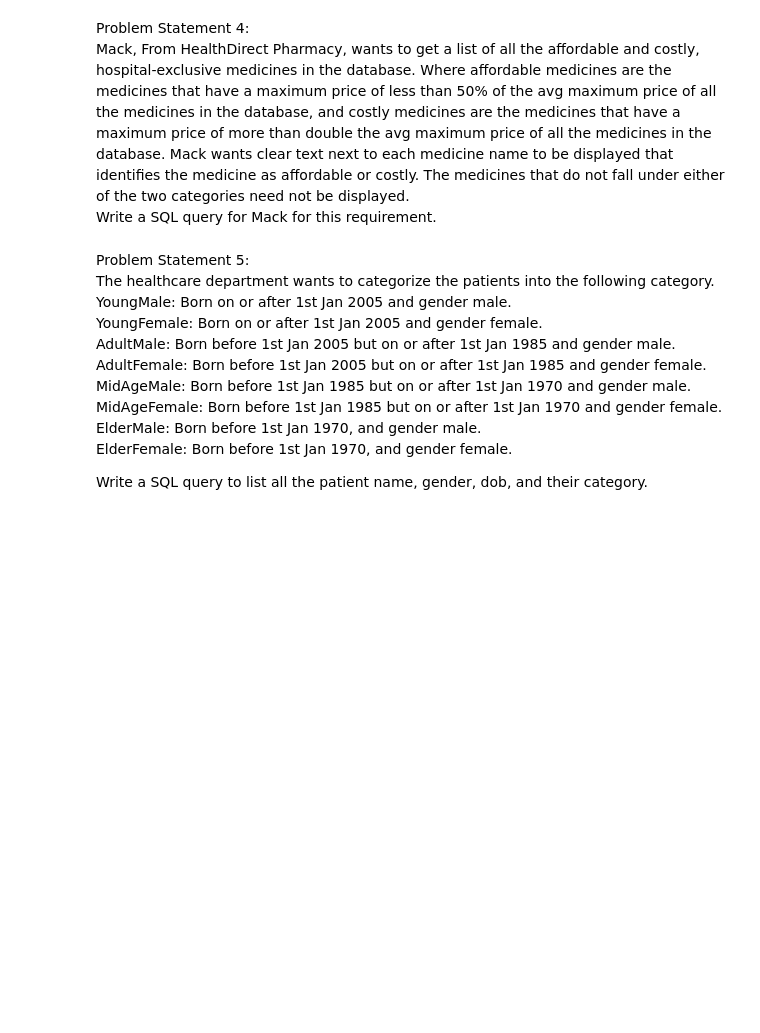
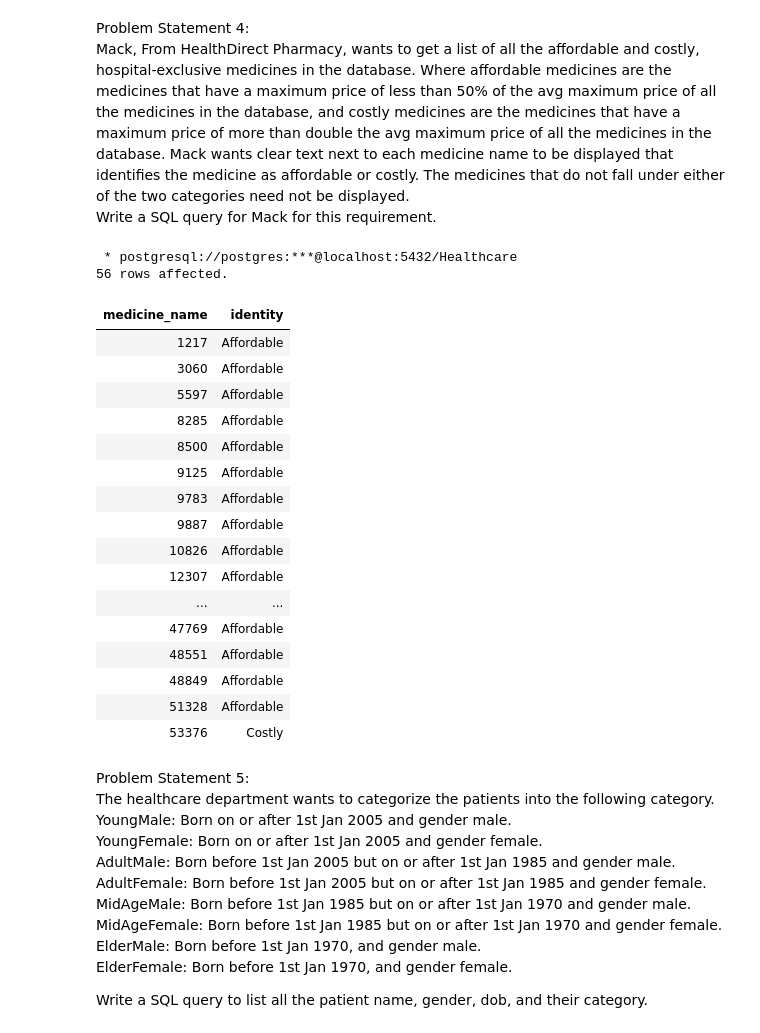
Before and after one commit to msb73/FS, a Jupyter notebook: Project Healthcare4 SQL CASE expression.ipynb, the cells around one changed output. Cells and saved outputs as stored; diff of their text form; code cells hidden in the pictures; blank space fills up the shorter version.

```diff
--- a/Project Healthcare4 SQL CASE expression.ipynb
+++ b/Project Healthcare4 SQL CASE expression.ipynb
@@ -42,6 +169,51 @@ Hint: Inventory is reflected in the Keep table.
 Problem Statement 4: <br>
 Mack, From HealthDirect Pharmacy, wants to get a list of all the affordable and costly, hospital-exclusive medicines in the database. Where affordable medicines are the medicines that have a maximum price of less than 50% of the avg maximum price of all the medicines in the database, and costly medicines are the medicines that have a maximum price of more than double the avg maximum price of all the medicines in the database.  Mack wants clear text next to each medicine name to be displayed that identifies the medicine as affordable or costly. The medicines that do not fall under either of the two categories need not be displayed.<br>
 Write a SQL query for Mack for this requirement.<br>
+# %%
+ %%sql
+ -- 2301
+--  pharmacy > HealthDirect
+--  affordable >  maxprice less than 50% of avg maxprice
+--  costly  >  maxprice >= (2 * age maxprice)
+
+-- THIS QUERY IS IMPORTANT
+-- select avg(maxprice) into average from medicine;
+with cte as (
+    select medicineid from keep where pharmacyid = 2301
+),
+ex_meds as (select distinct medicineid from keep where medicineid in (select * From cte) group by medicineid
+        having count(*) = 1)
+
+        -------------------                 cte end         --------------------------
+select * from (
+        select
+                medicineid as Medicine_Name,
+                (
+                case    when maxprice <  ((select * from average) / 2) then 'Affordable'
+                            when maxprice >= (2 * (select * from average)) then 'Costly' end
+                ) as Identity
+                from ex_meds left join medicine using(medicineid) )
+        where Identity is not null
+# %% [output]
+ * postgresql://postgres:***@localhost:5432/Healthcare
+56 rows affected.
+| medicine_name | identity |
+| 1217 | Affordable |
+| 3060 | Affordable |
+| 5597 | Affordable |
+| 8285 | Affordable |
+| 8500 | Affordable |
+| 9125 | Affordable |
+| 9783 | Affordable |
+| 9887 | Affordable |
+| 10826 | Affordable |
+| 12307 | Affordable |
+| ... | ... |
+| 47769 | Affordable |
+| 48551 | Affordable |
+| 48849 | Affordable |
+| 51328 | Affordable |
+| 53376 | Costly |
 # %% [markdown]
 Problem Statement 5:  <br>
 The healthcare department wants to categorize the patients into the following category.<br>
```
Also changed, not shown: parts of 5 cells of this notebook, 33 other files.
